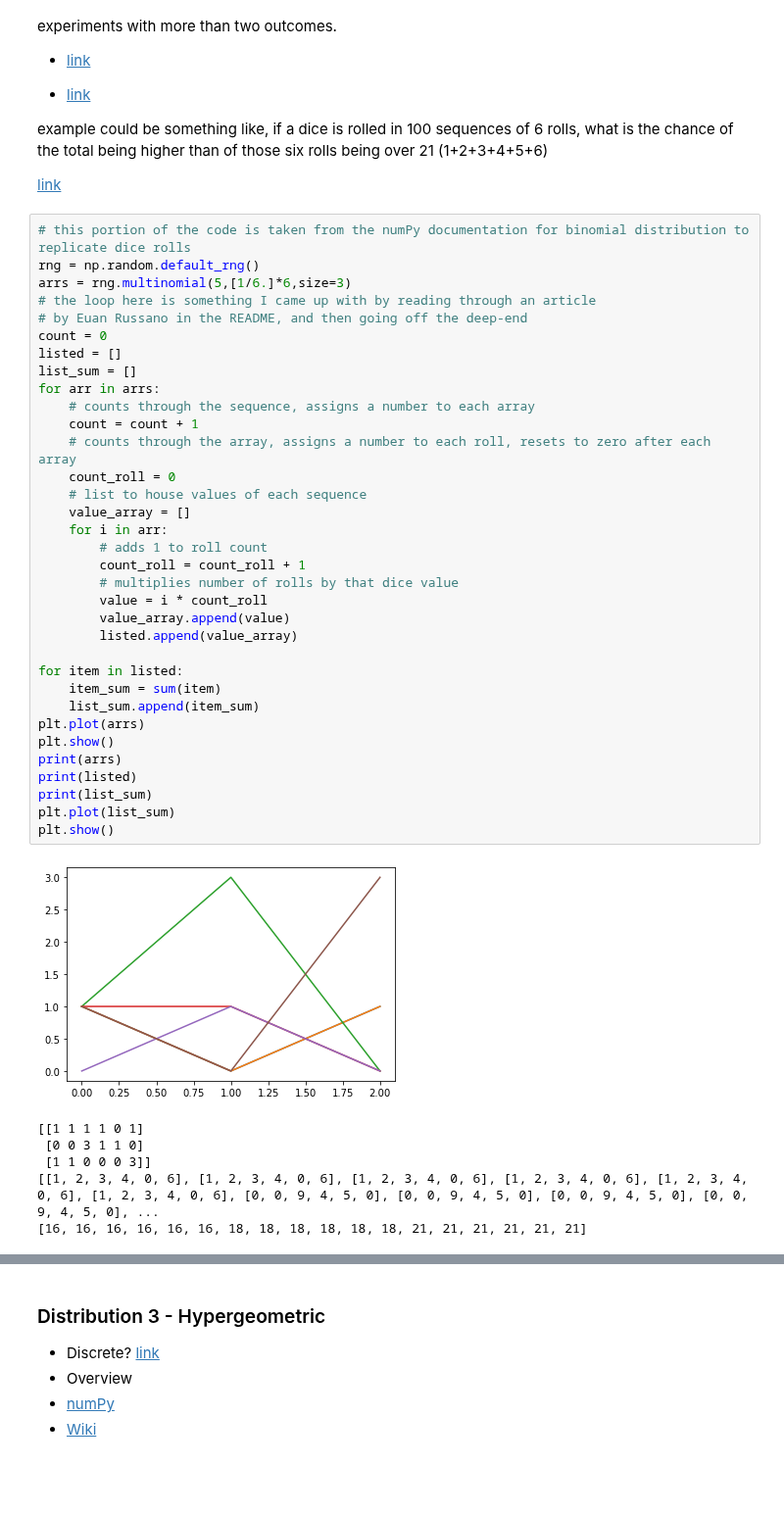
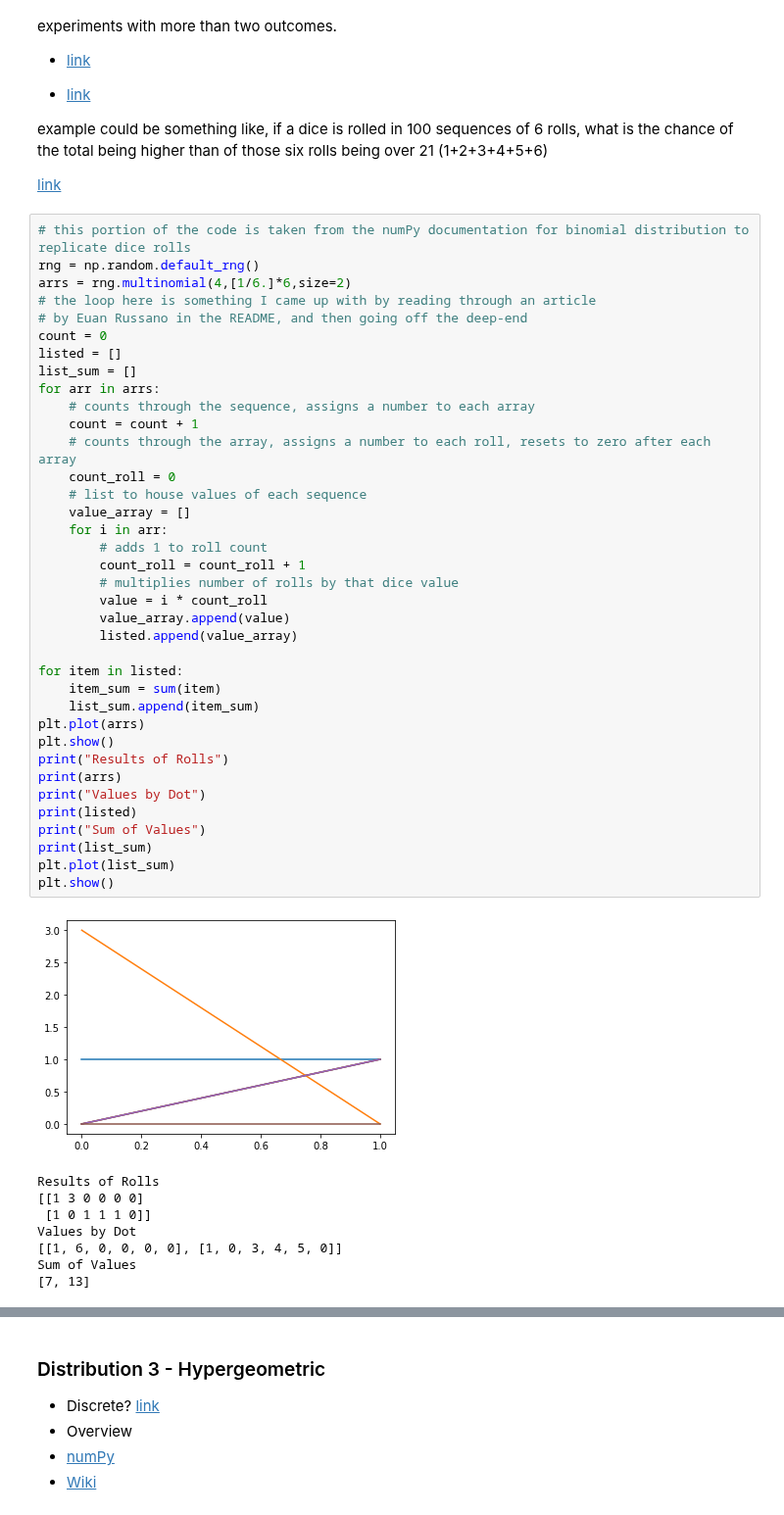
Before and after one commit to kiehozero/atu-fundda2022, a Jupyter notebook: practicals/04-distributions.ipynb, the cells around one changed output, grey strips where cells are left out. Shown at 98% size. Drawn from its saved outputs; the diff is of its cells as text; blank space fills up the shorter version.

Commit message:
Bug: still printing the arrays based on the number of items per array, rather than based on the number of arrays

```diff
--- a/practicals/04-distributions.ipynb
+++ b/practicals/04-distributions.ipynb
@@ -70,41 +70,46 @@ example could be something like, if a dice is rolled in 100 sequences of 6 rolls
 # %%
 # this portion of the code is taken from the numPy documentation for binomial distribution to replicate dice rolls
 rng = np.random.default_rng()
-arrs = rng.multinomial(5,[1/6.]*6,size=3)
+arrs = rng.multinomial(4,[1/6.]*6,size=2)
 # the loop here is something I came up with by reading through an article
 # by Euan Russano in the README, and then going off the deep-end
 count = 0
 listed = []
 list_sum = []
 for arr in arrs:
     # counts through the sequence, assigns a number to each array
     count = count + 1
     # counts through the array, assigns a number to each roll, resets to zero after each array
     count_roll = 0
     # list to house values of each sequence
     value_array = []
     for i in arr:
         # adds 1 to roll count
         count_roll = count_roll + 1
         # multiplies number of rolls by that dice value
         value = i * count_roll
         value_array.append(value)
         listed.append(value_array)
 
 for item in listed:
     item_sum = sum(item)
     list_sum.append(item_sum)
 plt.plot(arrs)
 plt.show()
+print("Results of Rolls")
 print(arrs)
+print("Values by Dot")
 print(listed)
+print("Sum of Values")
 print(list_sum)
 plt.plot(list_sum)
 plt.show()
 # %% [output]
-[figure, old version]
+[figure, new version]
-[[1 1 1 1 0 1]
- [0 0 3 1 1 0]
- [1 1 0 0 0 3]]
-[[1, 2, 3, 4, 0, 6], [1, 2, 3, 4, 0, 6], [1, 2, 3, 4, 0, 6], [1, 2, 3, 4, 0, 6], [1, 2, 3, 4, 0, 6], [1, 2, 3, 4, 0, 6], [0, 0, 9, 4, 5, 0], [0, 0, 9, 4, 5, 0], [0, 0, 9, 4, 5, 0], [0, 0, 9, 4, 5, 0], ...
-[16, 16, 16, 16, 16, 16, 18, 18, 18, 18, 18, 18, 21, 21, 21, 21, 21, 21]
+Results of Rolls
+[[1 3 0 0 0 0]
+ [1 0 1 1 1 0]]
+Values by Dot
+[[1, 6, 0, 0, 0, 0], [1, 0, 3, 4, 5, 0]]
+Sum of Values
+[7, 13]
```
Also changed, not shown: parts of 9 cells of this notebook.
